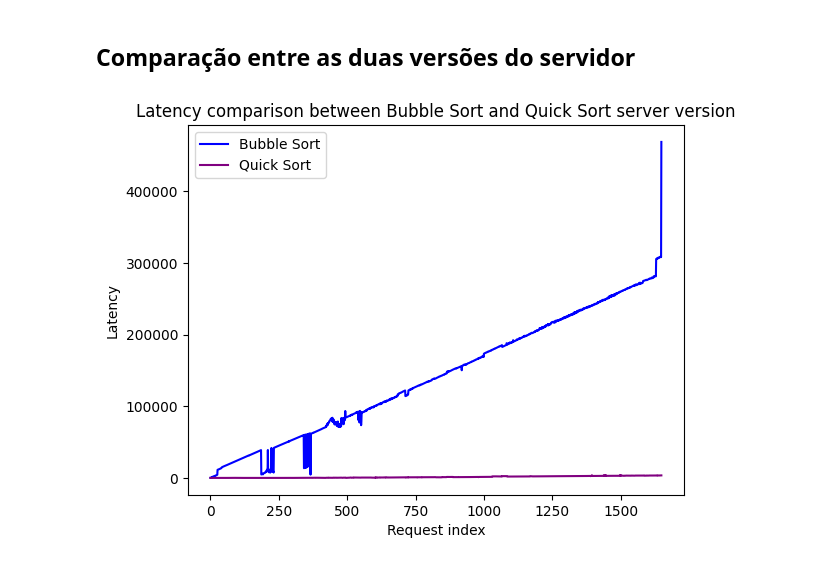
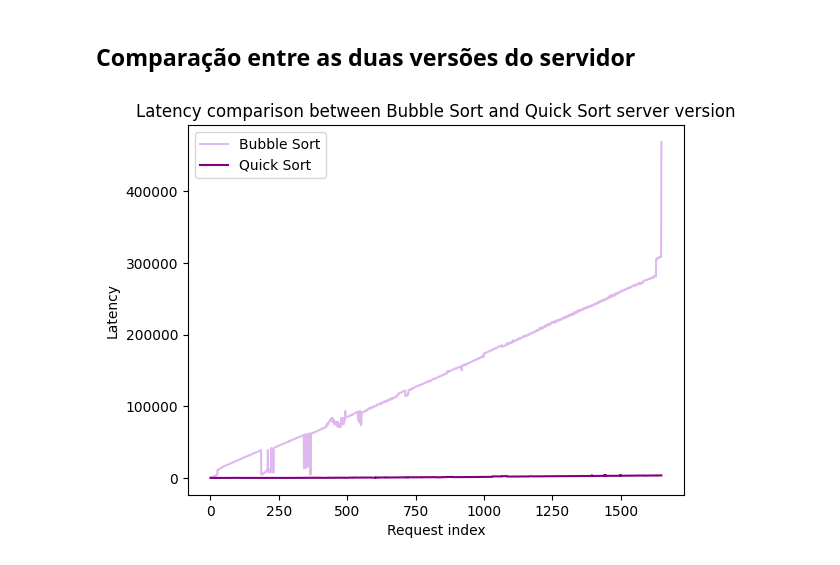
Before and after one commit to joaovictorsl/StressTestingExample, a Jupyter notebook: plots/main.ipynb, the cells around one changed output. Cells and saved outputs as stored; diff of their text form; code cells hidden in the pictures.

```diff
--- a/plots/main.ipynb
+++ b/plots/main.ipynb
@@ -95,10 +95,10 @@ plt.savefig("Q_ReqIndexVSLatency.png")
 # %% [markdown]
 ## Comparação entre as duas versões do servidor
 # %%
-req_index_latency(df_b, "blue")
+req_index_latency(df_b, "#DFB9ED")
 req_index_latency(df_q, "purple")
 plt.title("Latency comparison between Bubble Sort and Quick Sort server version")
 plt.legend(["Bubble Sort", "Quick Sort"])
 plt.savefig("QB_Comparison_ReqIndexVSLatency.png")
 # %% [output]
-[figure, old version]
+[figure, new version]
```
Also changed, not shown: parts of 1 cell of this notebook, 5 other files.
